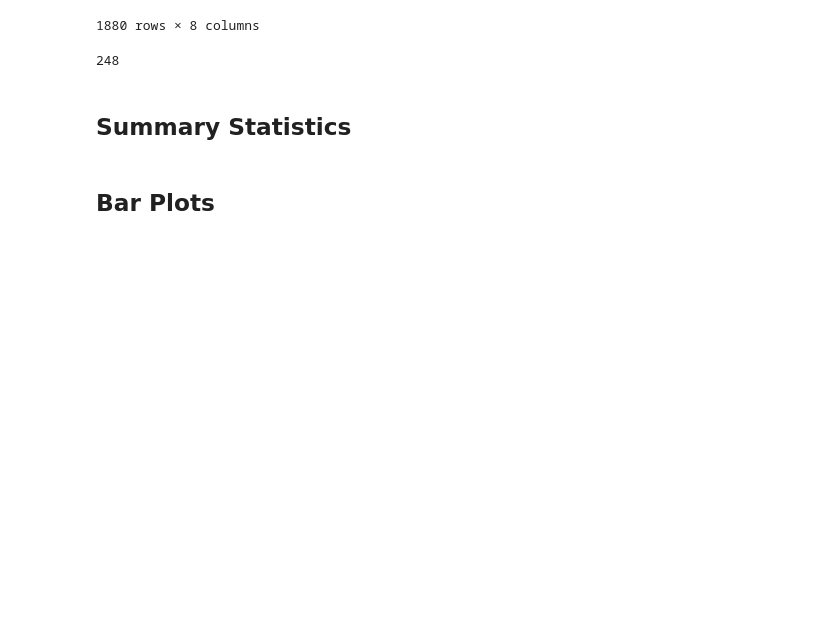
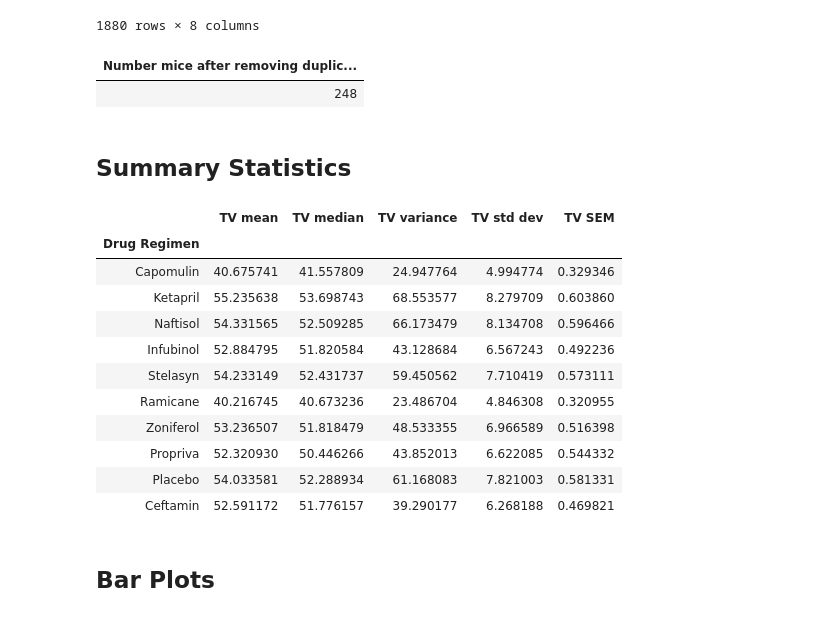
Before and after one commit to Terrence-Cummings/matplotlib-challenge, a Jupyter notebook: Pymaceuticals/pymaceuticals_TC_v1.ipynb, the cells around one changed output. Saved outputs shown, nothing was run; the diff lists cells and outputs as text; code cells hidden in the pictures; blank space fills up the shorter version.

```diff
--- a/Pymaceuticals/pymaceuticals_TC_v1.ipynb
+++ b/Pymaceuticals/pymaceuticals_TC_v1.ipynb
@@ -137,7 +105,11 @@ no_dups_mouse_study_df
 #### Checking the number of mice in the clean DataFrame.
 no_dup_num_mice_ID = no_dups_mouse_study_df['Mouse ID'].nunique()
 no_dup_num_mice_ID
+
+no_dup_num_mice_ID = pd.DataFrame({'Number mice after removing duplicates':[no_dups_mouse_study_df['Mouse ID'].nunique()]})
+no_dup_num_mice_ID.style.hide_index()
 # %% [output]
-248
+| Number mice after removing duplic... |
+| 248 |
 # %% [markdown]
 ## Summary Statistics
@@ -150,3 +116,44 @@ no_dup_num_mice_ID
+# %%
+#### Generate a summary statistics table of mean, median, variance, standard deviation, and SEM of the tumor volume for each regimen
+
+#### This method is the most straighforward, creating multiple series and putting them all together at the end.
+#List of drug regimens
+drug_regimens = no_dups_mouse_study_df['Drug Regimen'].unique()
+drug_regimens
+
+#For each drug regimen calculate mean and make list of means
+drug_reg_means = [no_dups_mouse_study_df.loc[no_dups_mouse_study_df['Drug Regimen']==x, 'Tumor Volume (mm3)'].mean() for x in drug_regimens]
+
+#For each drug regimen calculate median and make list of medians
+drug_reg_medians = [no_dups_mouse_study_df.loc[no_dups_mouse_study_df['Drug Regimen']==x, 'Tumor Volume (mm3)'].median() for x in drug_regimens]
+
+#For each drug regimen calculate variance and make list of variances
+drug_reg_vars = [no_dups_mouse_study_df.loc[no_dups_mouse_study_df['Drug Regimen']==x, 'Tumor Volume (mm3)'].var() for x in drug_regimens]
+
+#For each drug regimen calculate standard deviation and make list of standard deviations
+drug_reg_stds = [no_dups_mouse_study_df.loc[no_dups_mouse_study_df['Drug Regimen']==x, 'Tumor Volume (mm3)'].std() for x in drug_regimens]
+
+#For each drug regimen calculate standard erro and make list of standard errors
+drug_reg_sems = [no_dups_mouse_study_df.loc[no_dups_mouse_study_df['Drug Regimen']==x, 'Tumor Volume (mm3)'].sem() for x in drug_regimens]
+
+#Create final summary stats table by zipping all the lists and naming the columns. Set Drug Regimen as index
+drug_reg_summary_stats = pd.DataFrame(list(zip(drug_regimens, drug_reg_means, drug_reg_medians, drug_reg_vars, drug_reg_stds, drug_reg_sems)), columns= ['Drug Regimen', 'TV mean', 'TV median', 'TV variance', 'TV std dev', 'TV SEM'])
+drug_reg_summary_stats.set_index('Drug Regimen', inplace=True)
+
+drug_reg_summary_stats
+# %% [output]
+|  | TV mean | TV median | TV variance | TV std dev | TV SEM |
+| Drug Regimen |  |  |  |  |  |
+| Capomulin | 40.675741 | 41.557809 | 24.947764 | 4.994774 | 0.329346 |
+| Ketapril | 55.235638 | 53.698743 | 68.553577 | 8.279709 | 0.603860 |
+| Naftisol | 54.331565 | 52.509285 | 66.173479 | 8.134708 | 0.596466 |
+| Infubinol | 52.884795 | 51.820584 | 43.128684 | 6.567243 | 0.492236 |
+| Stelasyn | 54.233149 | 52.431737 | 59.450562 | 7.710419 | 0.573111 |
+| Ramicane | 40.216745 | 40.673236 | 23.486704 | 4.846308 | 0.320955 |
+| Zoniferol | 53.236507 | 51.818479 | 48.533355 | 6.966589 | 0.516398 |
+| Propriva | 52.320930 | 50.446266 | 43.852013 | 6.622085 | 0.544332 |
+| Placebo | 54.033581 | 52.288934 | 61.168083 | 7.821003 | 0.581331 |
+| Ceftamin | 52.591172 | 51.776157 | 39.290177 | 6.268188 | 0.469821 |
 # %% [markdown]
 ## Bar Plots
 # %%
```
Also changed, not shown: parts of 6 cells of this notebook.
